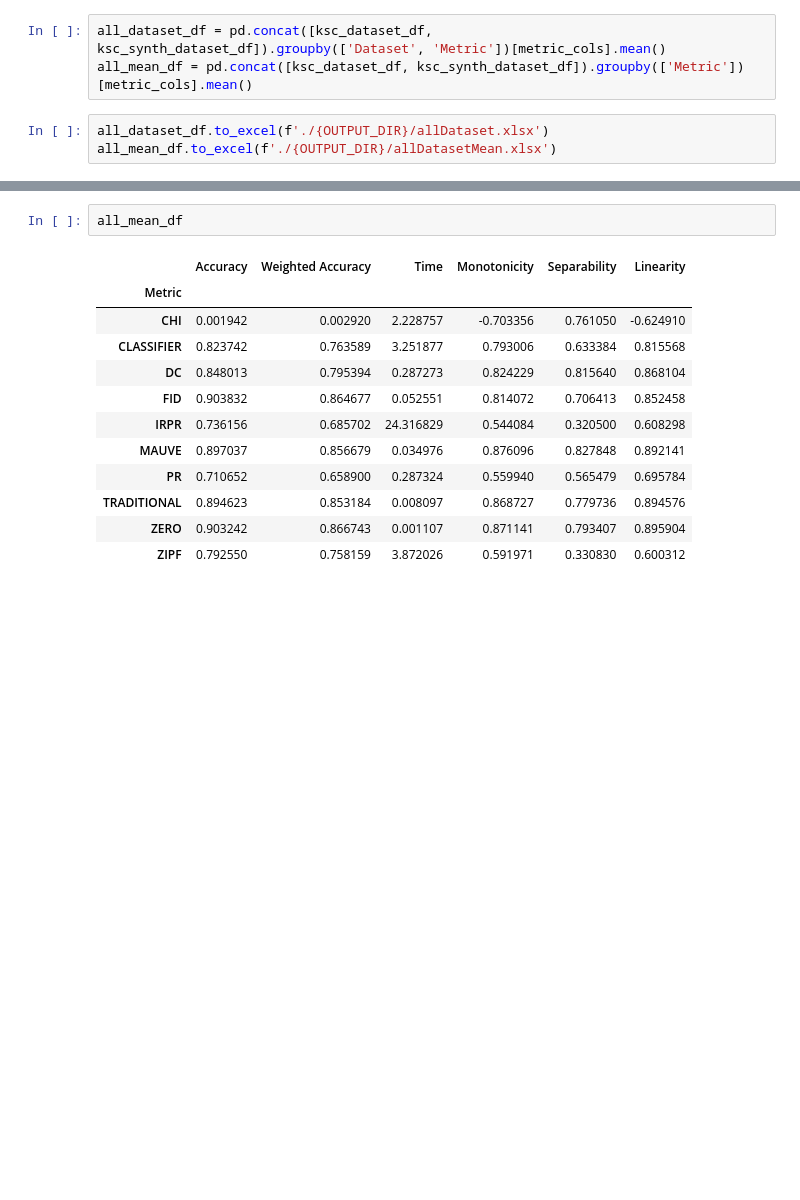
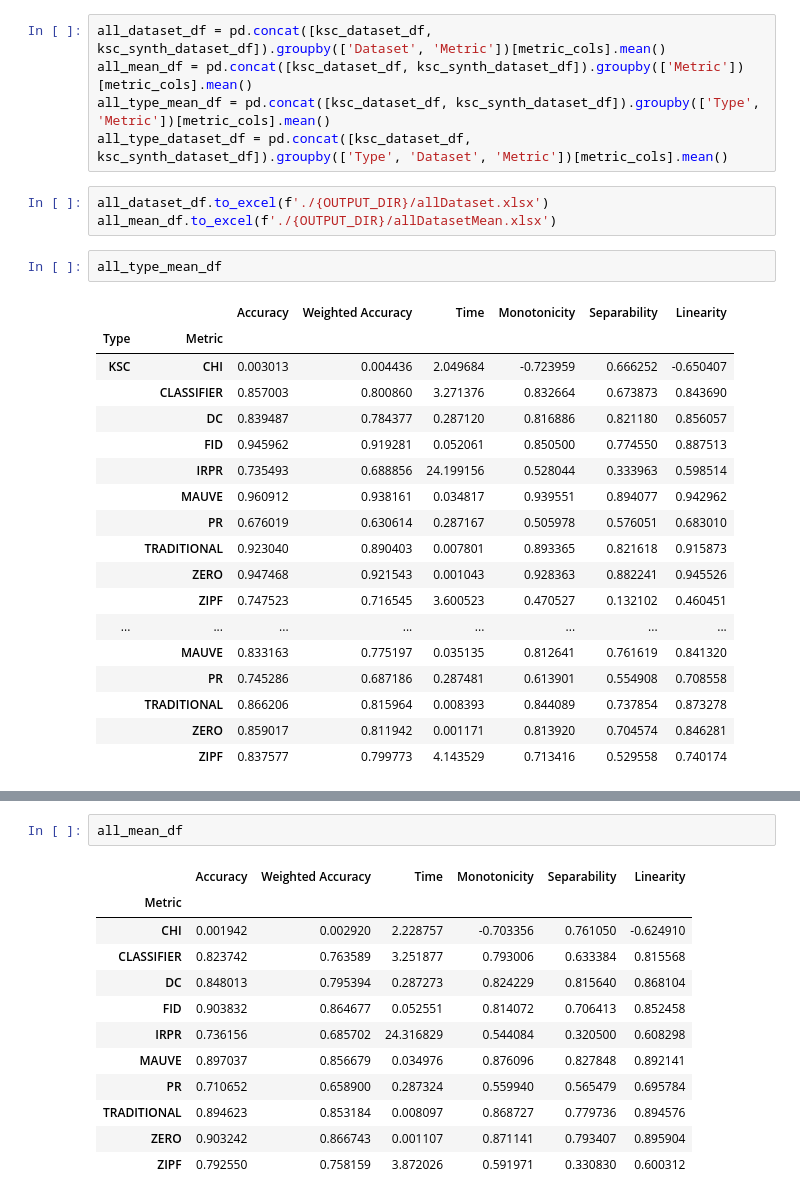
Before and after one commit to isabel-ronan/zeroShotSimilarity, a Jupyter notebook: onlineCompcorImplementation/metricAnalysisSimple.ipynb, the cells around one changed output, grey strips where cells are left out. Drawn from its saved outputs; the diff is of its cells as text; blank space fills up the shorter version.

```diff
--- a/onlineCompcorImplementation/metricAnalysisSimple.ipynb
+++ b/onlineCompcorImplementation/metricAnalysisSimple.ipynb
@@ -165,6 +165,29 @@ ksc_synth_dataset_df['Type'] = 'KSC_Synth'
 # %%
 all_dataset_df = pd.concat([ksc_dataset_df, ksc_synth_dataset_df]).groupby(['Dataset', 'Metric'])[metric_cols].mean()
 all_mean_df = pd.concat([ksc_dataset_df, ksc_synth_dataset_df]).groupby(['Metric'])[metric_cols].mean()
+all_type_mean_df = pd.concat([ksc_dataset_df, ksc_synth_dataset_df]).groupby(['Type', 'Metric'])[metric_cols].mean()
+all_type_dataset_df = pd.concat([ksc_dataset_df, ksc_synth_dataset_df]).groupby(['Type', 'Dataset', 'Metric'])[metric_cols].mean()
 # %%
 all_dataset_df.to_excel(f'./{OUTPUT_DIR}/allDataset.xlsx')
 all_mean_df.to_excel(f'./{OUTPUT_DIR}/allDatasetMean.xlsx')
+# %%
+all_type_mean_df
+# %% [output]
+|  |  | Accuracy | Weighted Accuracy | Time | Monotonicity | Separability | Linearity |
+| Type | Metric |  |  |  |  |  |  |
+| KSC | CHI | 0.003013 | 0.004436 | 2.049684 | -0.723959 | 0.666252 | -0.650407 |
+|  | CLASSIFIER | 0.857003 | 0.800860 | 3.271376 | 0.832664 | 0.673873 | 0.843690 |
+|  | DC | 0.839487 | 0.784377 | 0.287120 | 0.816886 | 0.821180 | 0.856057 |
+|  | FID | 0.945962 | 0.919281 | 0.052061 | 0.850500 | 0.774550 | 0.887513 |
+|  | IRPR | 0.735493 | 0.688856 | 24.199156 | 0.528044 | 0.333963 | 0.598514 |
+|  | MAUVE | 0.960912 | 0.938161 | 0.034817 | 0.939551 | 0.894077 | 0.942962 |
+|  | PR | 0.676019 | 0.630614 | 0.287167 | 0.505978 | 0.576051 | 0.683010 |
+|  | TRADITIONAL | 0.923040 | 0.890403 | 0.007801 | 0.893365 | 0.821618 | 0.915873 |
+|  | ZERO | 0.947468 | 0.921543 | 0.001043 | 0.928363 | 0.882241 | 0.945526 |
+|  | ZIPF | 0.747523 | 0.716545 | 3.600523 | 0.470527 | 0.132102 | 0.460451 |
+| ... | ... | ... | ... | ... | ... | ... | ... |
+|  | MAUVE | 0.833163 | 0.775197 | 0.035135 | 0.812641 | 0.761619 | 0.841320 |
+|  | PR | 0.745286 | 0.687186 | 0.287481 | 0.613901 | 0.554908 | 0.708558 |
+|  | TRADITIONAL | 0.866206 | 0.815964 | 0.008393 | 0.844089 | 0.737854 | 0.873278 |
+|  | ZERO | 0.859017 | 0.811942 | 0.001171 | 0.813920 | 0.704574 | 0.846281 |
+|  | ZIPF | 0.837577 | 0.799773 | 4.143529 | 0.713416 | 0.529558 | 0.740174 |
```
Also changed, not shown: parts of 2 cells of this notebook, 29 other files.
